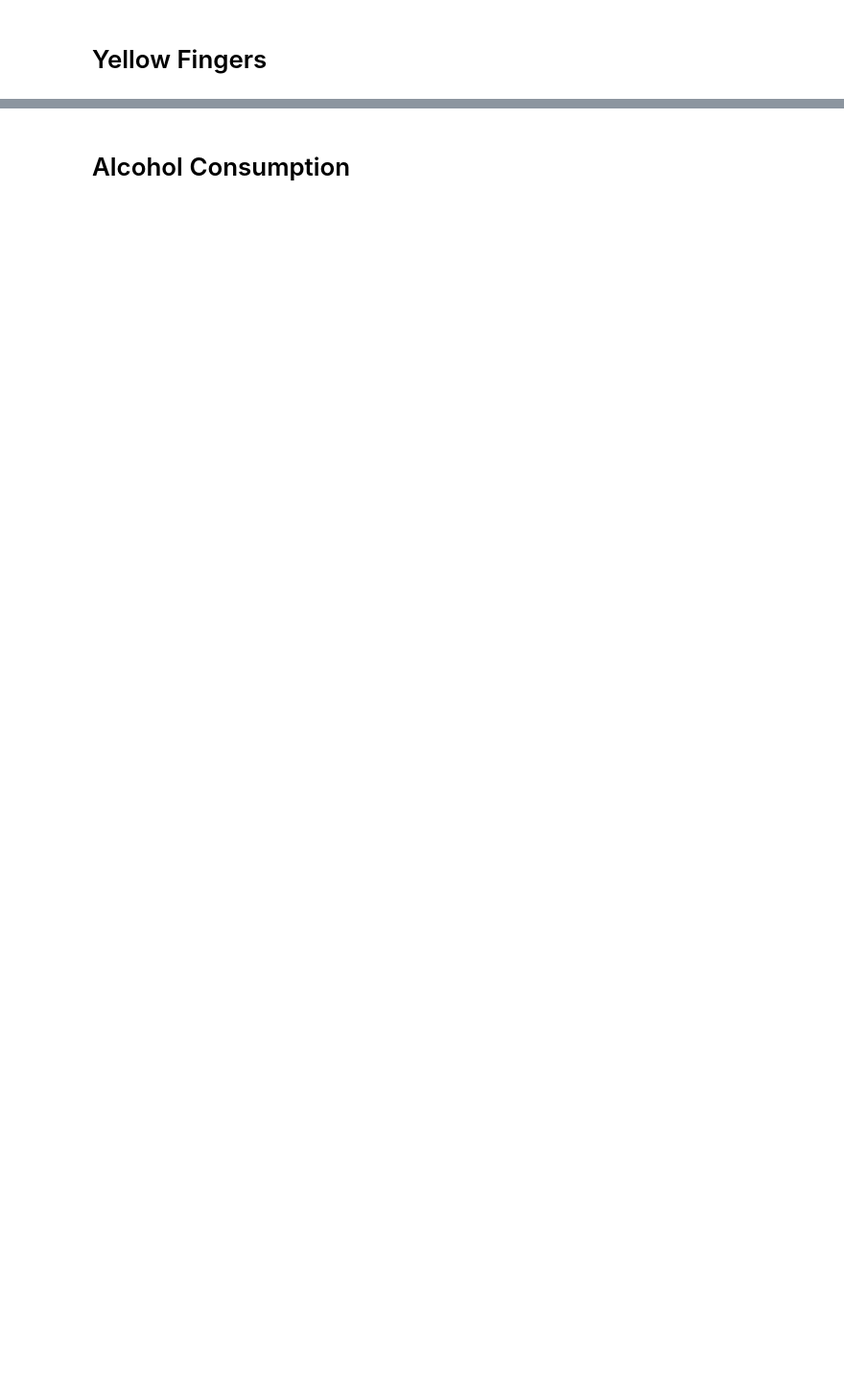
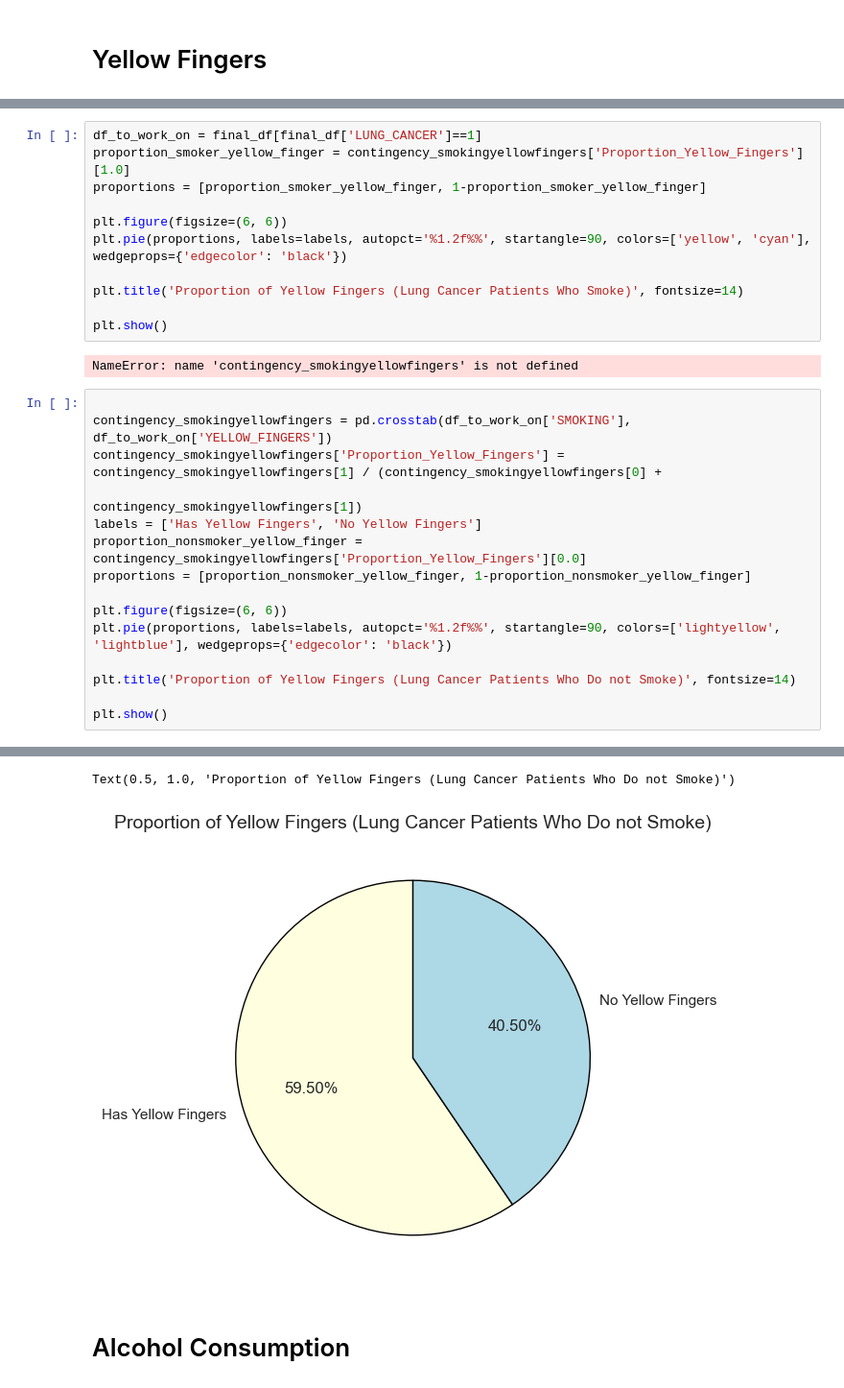
Before and after one commit to calebang/DSA312, a Jupyter notebook: Project/Project_Draft.ipynb, the cells around one changed output, grey strips where cells are left out. Shown at 96% size. Drawn from its saved outputs; the diff is of its cells as text; blank space fills up the shorter version.

```diff
--- a/Project/Project_Draft.ipynb
+++ b/Project/Project_Draft.ipynb
@@ -206,0 +265,29 @@ plt.show()
+# %%
+df_to_work_on = final_df[final_df['LUNG_CANCER']==1]
+proportion_smoker_yellow_finger = contingency_smokingyellowfingers['Proportion_Yellow_Fingers'][1.0]
+proportions = [proportion_smoker_yellow_finger, 1-proportion_smoker_yellow_finger]
+
+plt.figure(figsize=(6, 6))
+plt.pie(proportions, labels=labels, autopct='%1.2f%%', startangle=90, colors=['yellow', 'cyan'], wedgeprops={'edgecolor': 'black'})
+
+plt.title('Proportion of Yellow Fingers (Lung Cancer Patients Who Smoke)', fontsize=14)
+
+plt.show()
+# %% [output]
+NameError: name 'contingency_smokingyellowfingers' is not defined
+# %%
+
+contingency_smokingyellowfingers = pd.crosstab(df_to_work_on['SMOKING'], df_to_work_on['YELLOW_FINGERS'])
+contingency_smokingyellowfingers['Proportion_Yellow_Fingers'] = contingency_smokingyellowfingers[1] / (contingency_smokingyellowfingers[0] +
+                                                                                                       contingency_smokingyellowfingers[1])
+labels = ['Has Yellow Fingers', 'No Yellow Fingers']
+proportion_nonsmoker_yellow_finger = contingency_smokingyellowfingers['Proportion_Yellow_Fingers'][0.0]
+proportions = [proportion_nonsmoker_yellow_finger, 1-proportion_nonsmoker_yellow_finger]
+
+plt.figure(figsize=(6, 6))
+plt.pie(proportions, labels=labels, autopct='%1.2f%%', startangle=90, colors=['lightyellow', 'lightblue'], wedgeprops={'edgecolor': 'black'})
+
+plt.title('Proportion of Yellow Fingers (Lung Cancer Patients Who Do not Smoke)', fontsize=14)
+
+plt.show()
+# %% [output]
@@ -207,3 +301,5 @@ plt.show()
+Text(0.5, 1.0, 'Proportion of Yellow Fingers (Lung Cancer Patients Who Do not Smoke)')
+[figure, added]
 # %% [markdown]
 # Alcohol Consumption
 # %%
```
Also changed, not shown: parts of 22 cells of this notebook, 2 other files.
